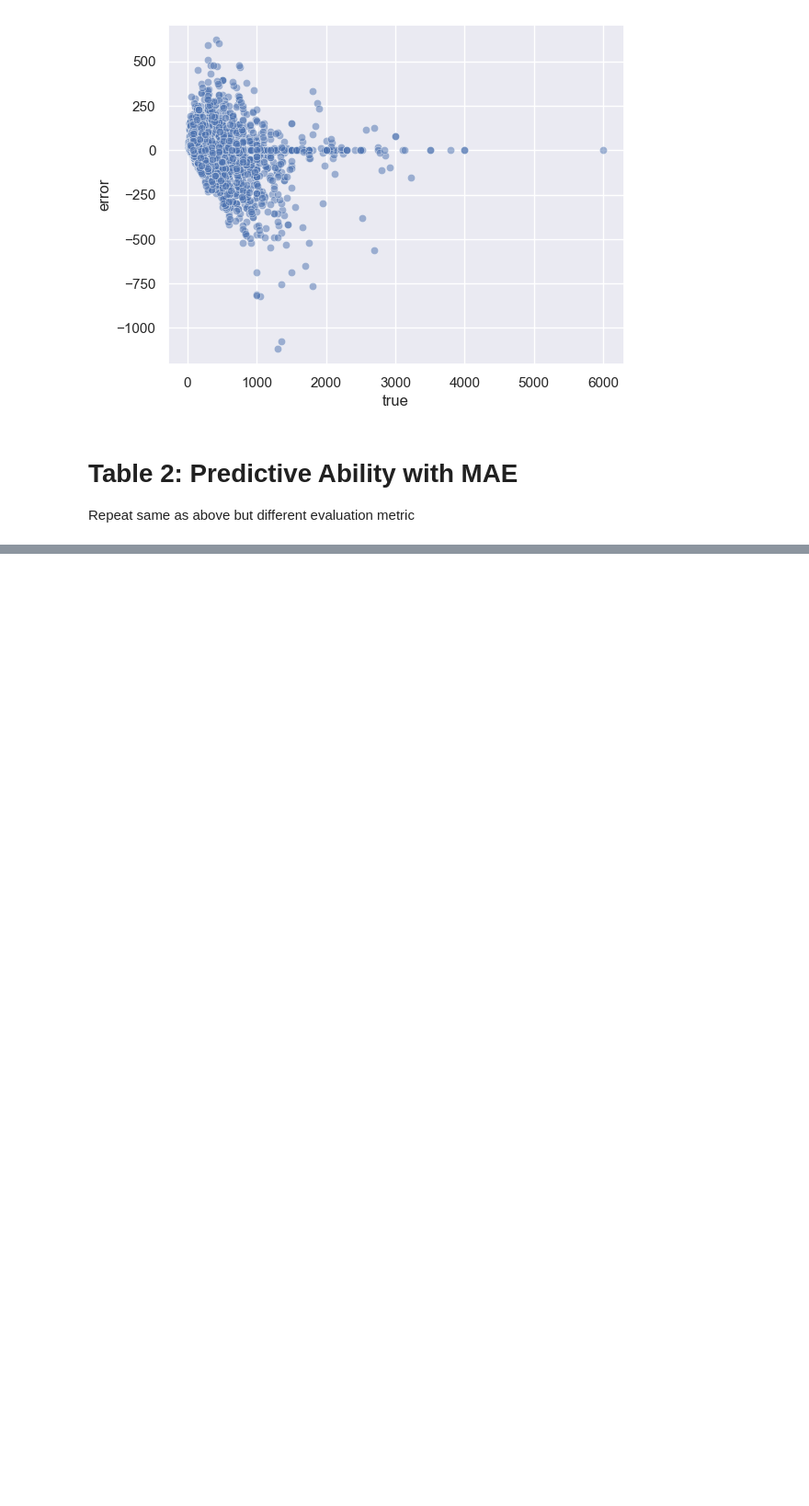
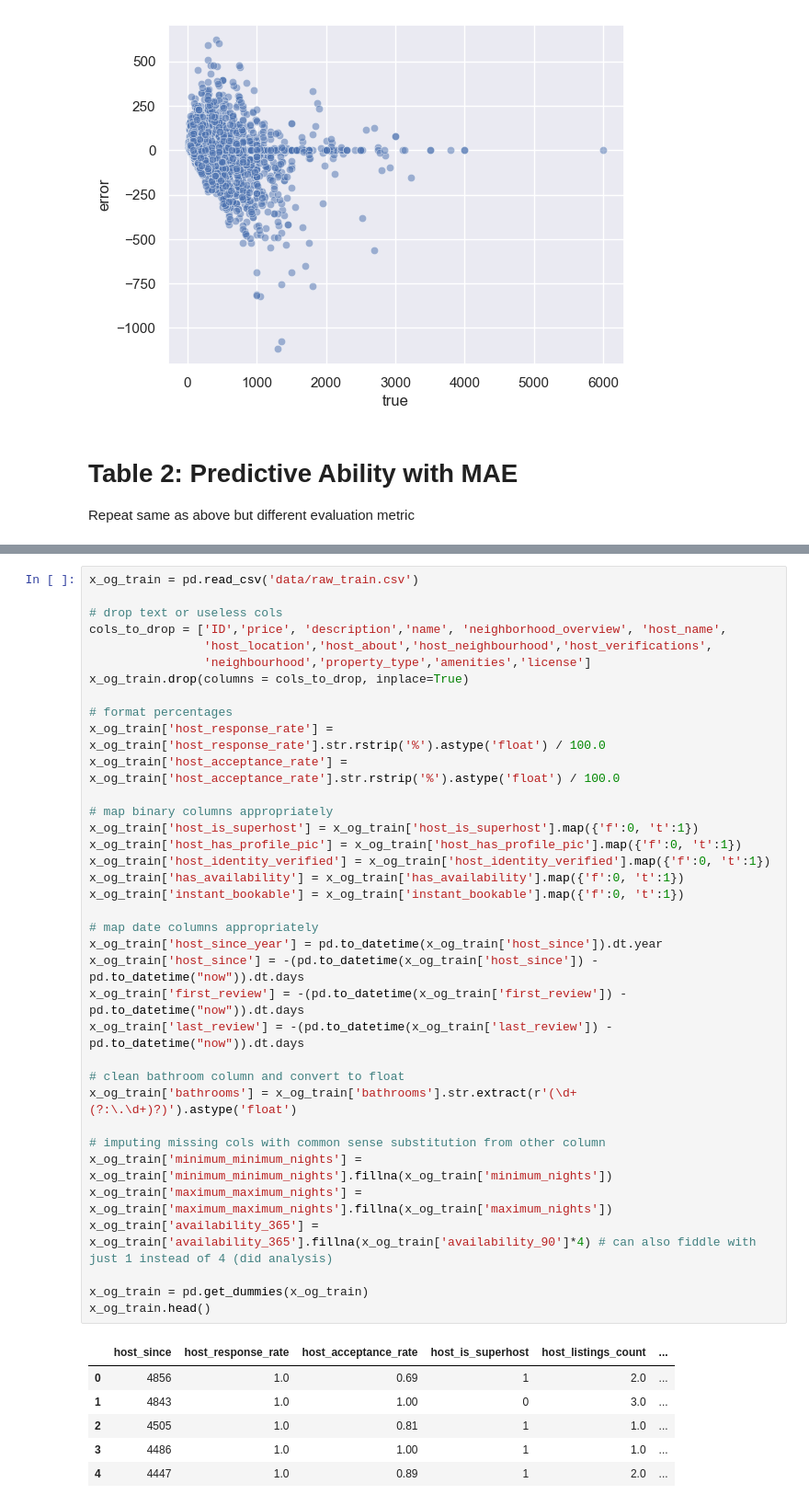
Before and after one commit to domnasrabadi/Airbnb-Sydney-Paper, a Jupyter notebook: Main.ipynb, the cells around one changed output, grey strips where cells are left out. Shown at 92% size. Drawn from its saved outputs; the diff is of its cells as text; blank space fills up the shorter version.

```diff
--- a/Main.ipynb
+++ b/Main.ipynb
@@ -187,0 +182,43 @@ Repeat same as above but different evaluation metric
+# %%
+x_og_train = pd.read_csv('data/raw_train.csv')
+
+# drop text or useless cols
+cols_to_drop = ['ID','price', 'description','name', 'neighborhood_overview', 'host_name',
+                'host_location','host_about','host_neighbourhood','host_verifications',
+                'neighbourhood','property_type','amenities','license']
+x_og_train.drop(columns = cols_to_drop, inplace=True)
+
+# format percentages
+x_og_train['host_response_rate'] = x_og_train['host_response_rate'].str.rstrip('%').astype('float') / 100.0
+x_og_train['host_acceptance_rate'] = x_og_train['host_acceptance_rate'].str.rstrip('%').astype('float') / 100.0
+
+# map binary columns appropriately
+x_og_train['host_is_superhost'] = x_og_train['host_is_superhost'].map({'f':0, 't':1})
+x_og_train['host_has_profile_pic'] = x_og_train['host_has_profile_pic'].map({'f':0, 't':1})
+x_og_train['host_identity_verified'] = x_og_train['host_identity_verified'].map({'f':0, 't':1})
+x_og_train['has_availability'] = x_og_train['has_availability'].map({'f':0, 't':1})
+x_og_train['instant_bookable'] = x_og_train['instant_bookable'].map({'f':0, 't':1})
+
+# map date columns appropriately
+x_og_train['host_since_year'] = pd.to_datetime(x_og_train['host_since']).dt.year
+x_og_train['host_since'] = -(pd.to_datetime(x_og_train['host_since']) -  pd.to_datetime("now")).dt.days
+x_og_train['first_review'] = -(pd.to_datetime(x_og_train['first_review']) -  pd.to_datetime("now")).dt.days
+x_og_train['last_review'] = -(pd.to_datetime(x_og_train['last_review']) -  pd.to_datetime("now")).dt.days
+
+# clean bathroom column and convert to float
+x_og_train['bathrooms'] = x_og_train['bathrooms'].str.extract(r'(\d+(?:\.\d+)?)').astype('float')
+
+# imputing missing cols with common sense substitution from other column
+x_og_train['minimum_minimum_nights'] = x_og_train['minimum_minimum_nights'].fillna(x_og_train['minimum_nights'])
+x_og_train['maximum_maximum_nights'] = x_og_train['maximum_maximum_nights'].fillna(x_og_train['maximum_nights'])
+x_og_train['availability_365'] = x_og_train['availability_365'].fillna(x_og_train['availability_90']*4) # can also fiddle with just 1 instead of 4 (did analysis)
+
+x_og_train = pd.get_dummies(x_og_train)
+x_og_train.head()
+# %% [output]
+|  | host_since | host_response_rate | host_acceptance_rate | host_is_superhost | host_listings_count | ... |
+| 0 | 4856 | 1.0 | 0.69 | 1 | 2.0 | ... |
+| 1 | 4843 | 1.0 | 1.00 | 0 | 3.0 | ... |
+| 2 | 4505 | 1.0 | 0.81 | 1 | 1.0 | ... |
+| 3 | 4486 | 1.0 | 1.00 | 1 | 1.0 | ... |
+| 4 | 4447 | 1.0 | 0.89 | 1 | 2.0 | ... |
```
Also changed, not shown: parts of 6 cells of this notebook, 2 other files.
